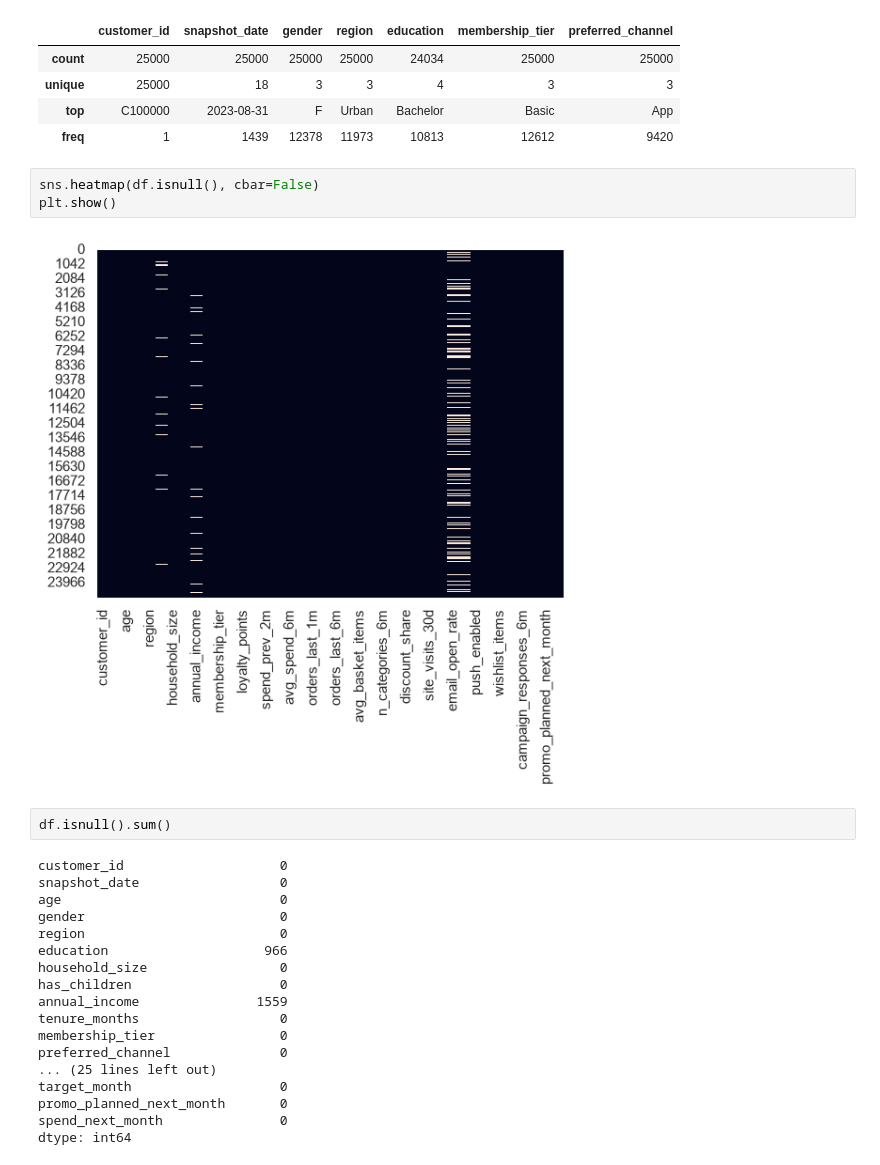
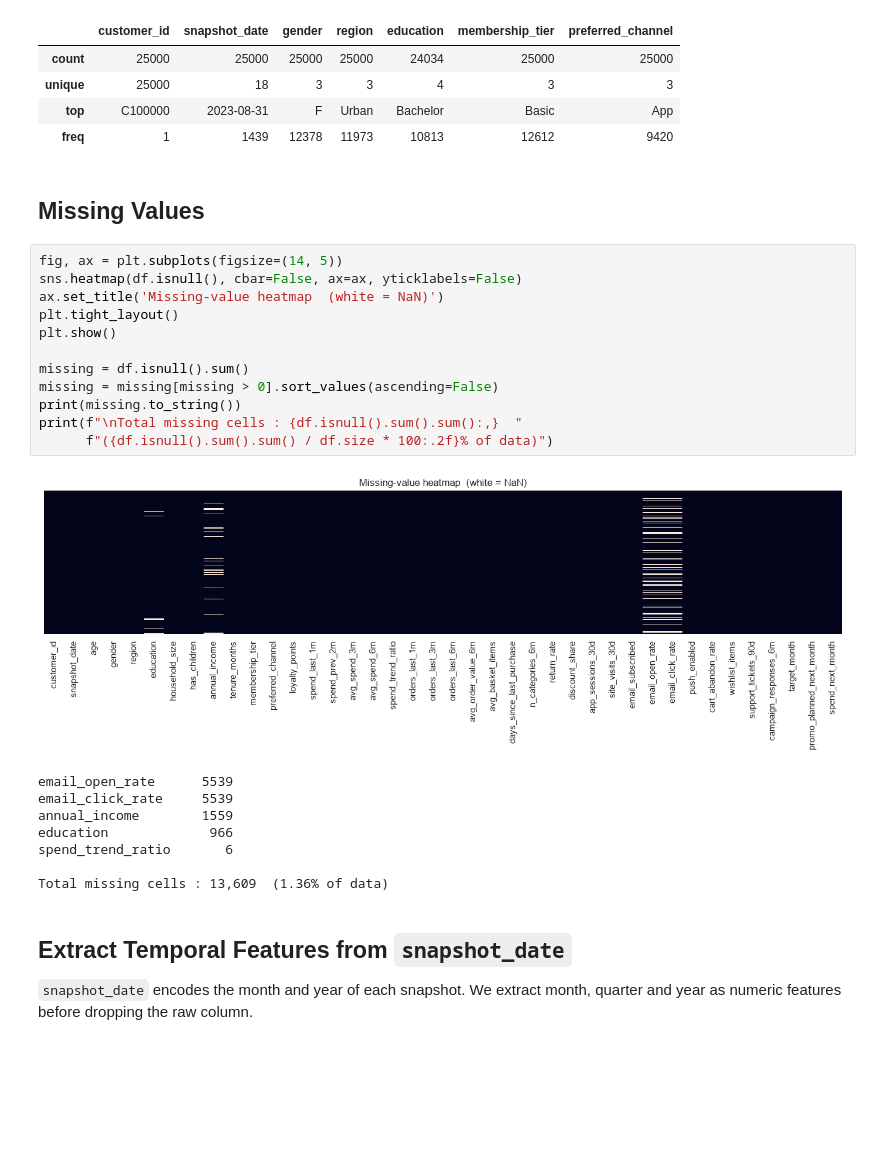
Before and after one commit to arkadeycns/cosmo, a Jupyter notebook: 01_preprocessing.ipynb, the cells around one changed output. Cells and saved outputs as stored; diff of their text form; blank space fills up the shorter version.

```diff
--- a/01_preprocessing.ipynb
+++ b/01_preprocessing.ipynb
@@ -99,28 +112,31 @@ df.describe(include='O')
 | unique | 25000 | 18 | 3 | 3 | 4 | 3 | 3 |
 | top | C100000 | 2023-08-31 | F | Urban | Bachelor | Basic | App |
 | freq | 1 | 1439 | 12378 | 11973 | 10813 | 12612 | 9420 |
-# %%
-sns.heatmap(df.isnull(), cbar=False)
-plt.show()
-# %% [output]
-[figure, removed]
-# %%
-df.isnull().sum()
-# %% [output]
-customer_id                    0
-snapshot_date                  0
-age                            0
-gender                         0
-region                         0
-education                    966
-household_size                 0
-has_children                   0
-annual_income               1559
-tenure_months                  0
-membership_tier                0
-preferred_channel              0
-... (25 lines left out)
-target_month                   0
-promo_planned_next_month       0
-spend_next_month               0
-dtype: int64
+# %% [markdown]
+## Missing Values
+# %%
+fig, ax = plt.subplots(figsize=(14, 5))
+sns.heatmap(df.isnull(), cbar=False, ax=ax, yticklabels=False)
+ax.set_title('Missing-value heatmap  (white = NaN)')
+plt.tight_layout()
+plt.show()
+
+missing = df.isnull().sum()
+missing = missing[missing > 0].sort_values(ascending=False)
+print(missing.to_string())
+print(f"\nTotal missing cells : {df.isnull().sum().sum():,}  "
+      f"({df.isnull().sum().sum() / df.size * 100:.2f}% of data)")
+# %% [output]
+[figure, added]
+email_open_rate      5539
+email_click_rate     5539
+annual_income        1559
+education             966
+spend_trend_ratio       6
+
+Total missing cells : 13,609  (1.36% of data)
+# %% [markdown]
+## Extract Temporal Features from `snapshot_date`
+
+`snapshot_date` encodes the month and year of each snapshot.
+We extract month, quarter and year as numeric features before dropping the raw column.
```
Also changed, not shown: parts of 35 cells of this notebook, 1 other file.
